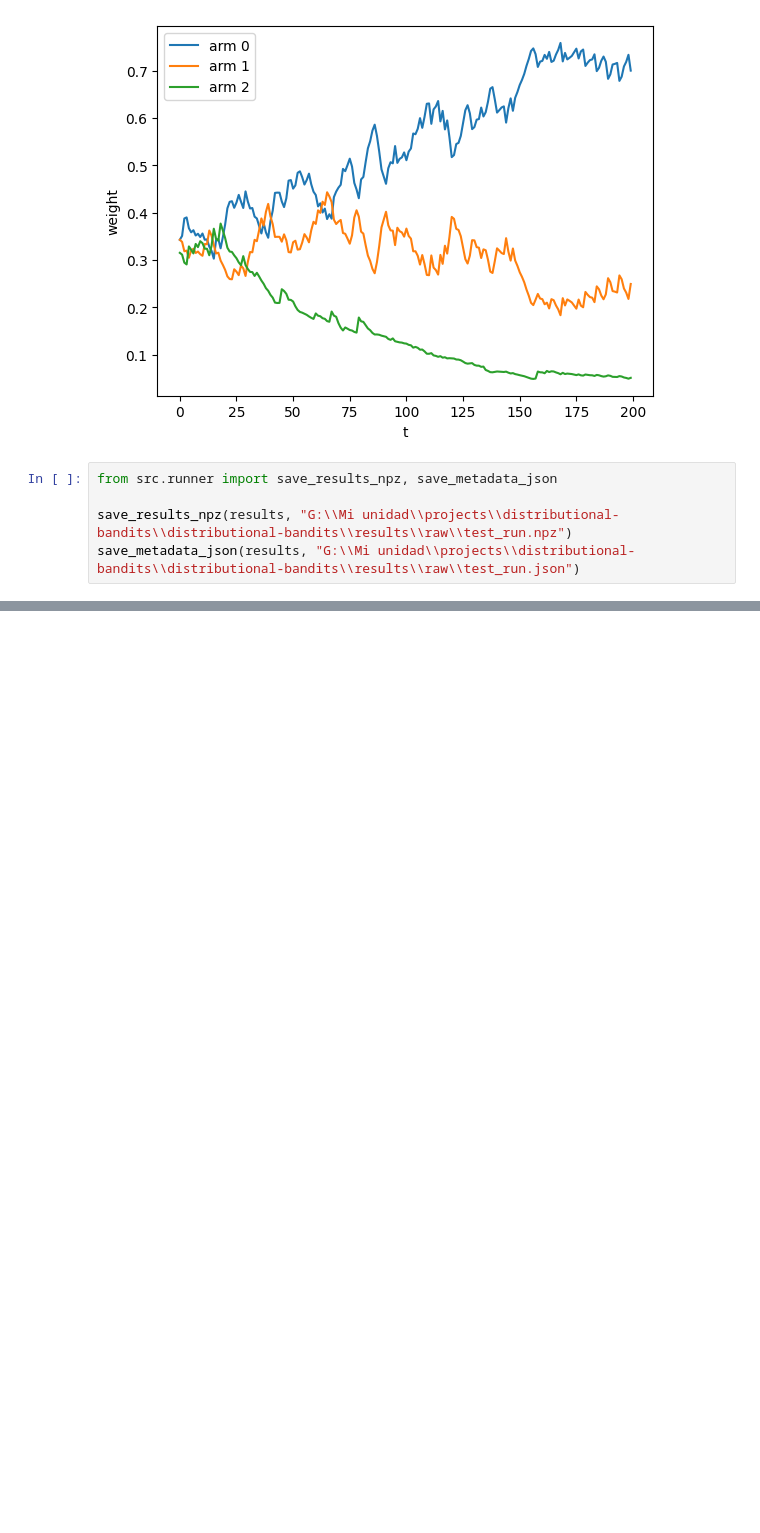
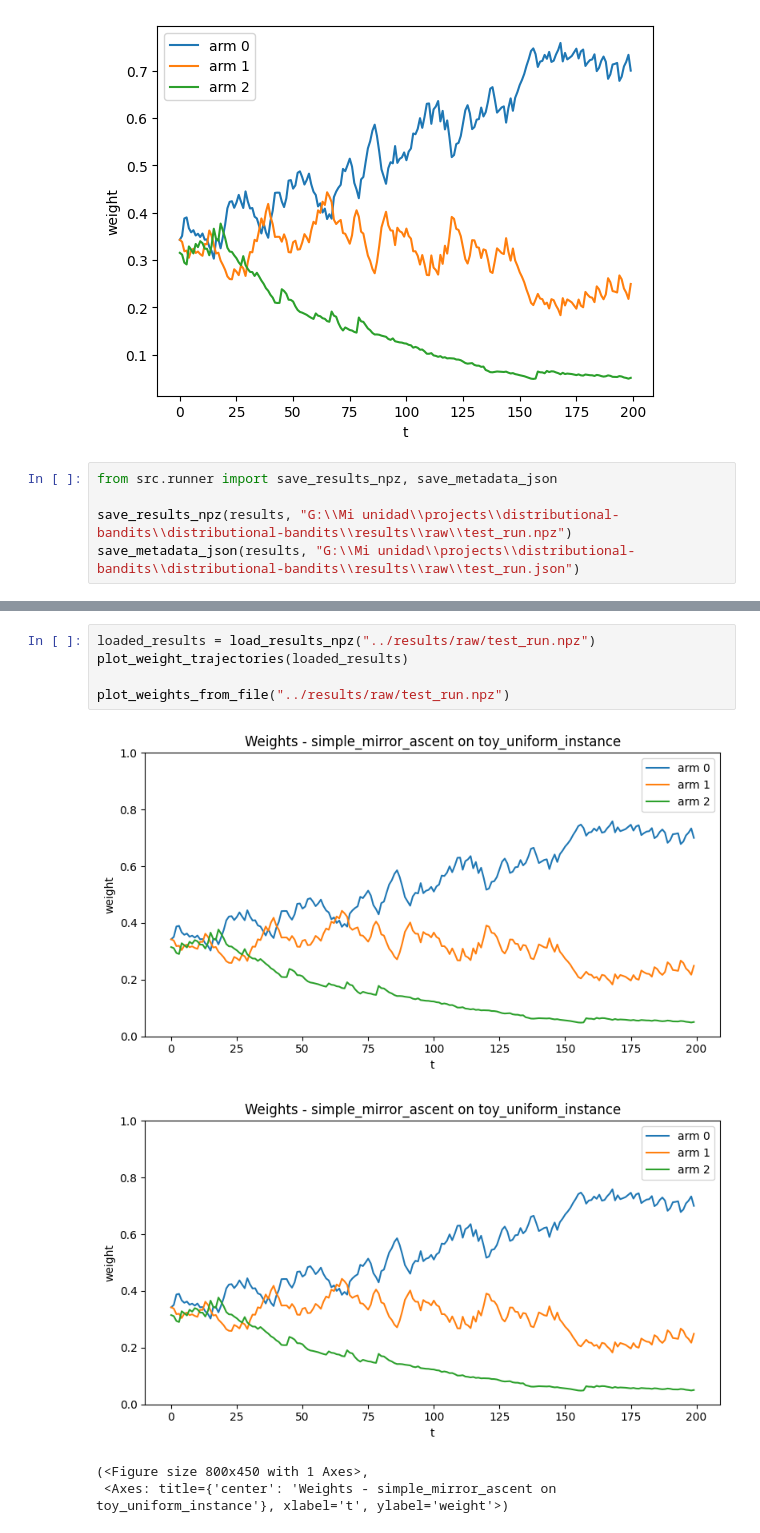
Before and after one commit to carrascoORT/distributional-bandits, a Jupyter notebook: notebooks/01_test_instance.ipynb, the cells around one changed output, grey strips where cells are left out. Cells and saved outputs as stored; diff of their text form; blank space fills up the shorter version.

```diff
--- a/notebooks/01_test_instance.ipynb
+++ b/notebooks/01_test_instance.ipynb
@@ -137,0 +150,10 @@ save_metadata_json(results, "G:\\Mi unidad\\projects\\distributional-bandits\\di
+# %%
+loaded_results = load_results_npz("../results/raw/test_run.npz")
+plot_weight_trajectories(loaded_results)
+
+plot_weights_from_file("../results/raw/test_run.npz")
+# %% [output]
+[figure, added]
+[figure, added]
+(<Figure size 800x450 with 1 Axes>,
+ <Axes: title={'center': 'Weights - simple_mirror_ascent on toy_uniform_instance'}, xlabel='t', ylabel='weight'>)
```
Also changed, not shown: parts of 3 cells of this notebook, 3 other files.
